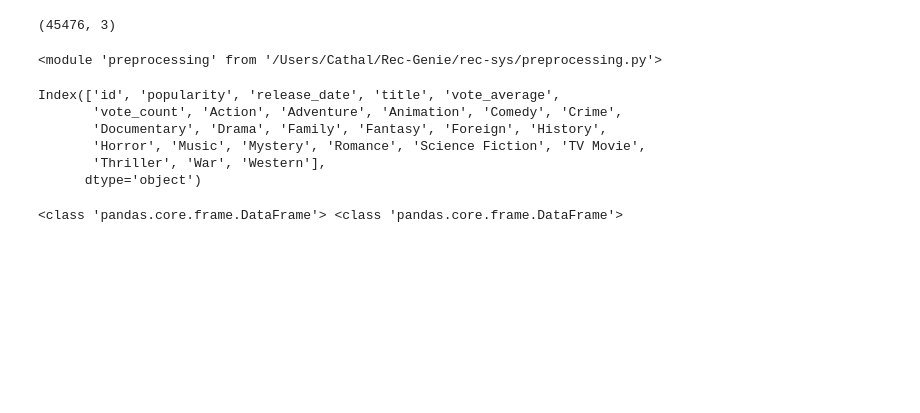
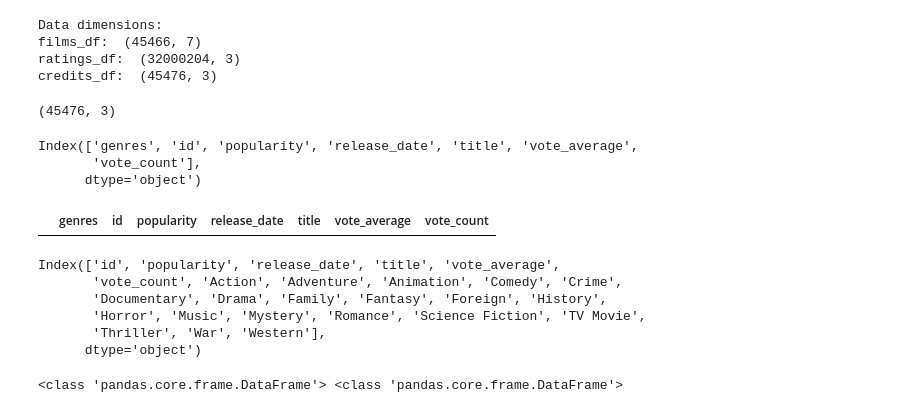
Before and after one commit to Laan33/Rec-Genie, a Jupyter notebook: rec-sys/main.ipynb, the cells around one changed output. Cells and saved outputs as stored; diff of their text form; code cells hidden in the pictures; blank space fills up the shorter version.

Commit message:
Working before LLM OR BIG DATA

```diff
--- a/rec-sys/main.ipynb
+++ b/rec-sys/main.ipynb
@@ -23,19 +20,36 @@ if RUNNING_ON_COLAB:
 films_df = data_loader.load_movies()
 ratings_df = data_loader.load_ratings()
 credits_df = data_loader.load_credits()
+# %%
+print("Data dimensions:")
+print("films_df: ", films_df.shape)
+print("ratings_df: ", ratings_df.shape)
+print("credits_df: ", credits_df.shape)
+# %% [output]
+Data dimensions:
+films_df:  (45466, 7)
+ratings_df:  (32000204, 3)
+credits_df:  (45476, 3)
 # %%
 credits_df.shape
 # %% [output]
 (45476, 3)
+# %%
+films_df.columns
+# %% [output]
+Index(['genres', 'id', 'popularity', 'release_date', 'title', 'vote_average',
+       'vote_count'],
+      dtype='object')
+# %%
+# Find film_df entry 100 - Lock Stock and Two Smoking Barrels
+films_df[films_df['id'] == 100]
+# %% [output]
+|  | genres | id | popularity | release_date | title | vote_average | vote_count |
 # %%
 # Drop the weird film entry
 films_df = films_df.drop(35587)
 # %%
 import preprocessing as pre
-# %%
-importlib.reload(pre)
-# %% [output]
-<module 'preprocessing' from '/Users/Cathal/Rec-Genie/rec-sys/preprocessing.py'>
 # %%
 # Data preprocessing
 # One-hot encode the genres
```
Also changed, not shown: parts of 3 cells of this notebook, 5 other files.
